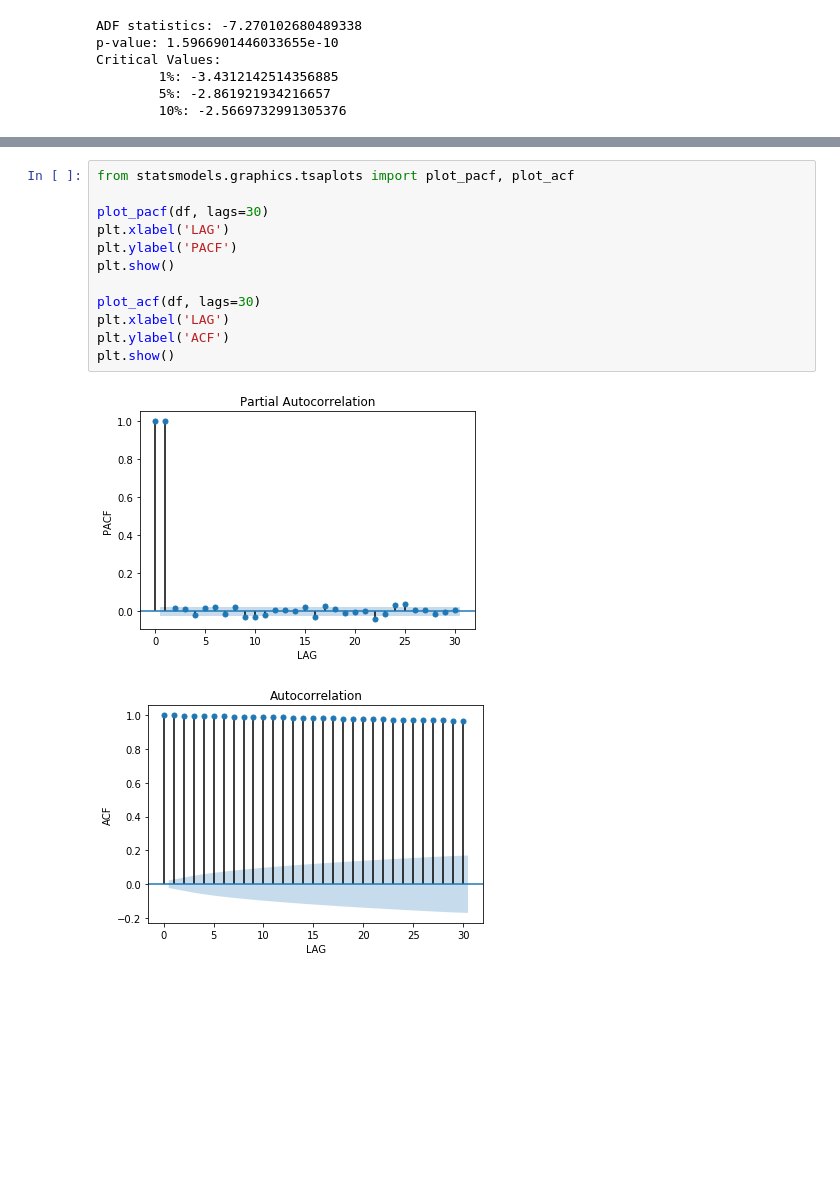
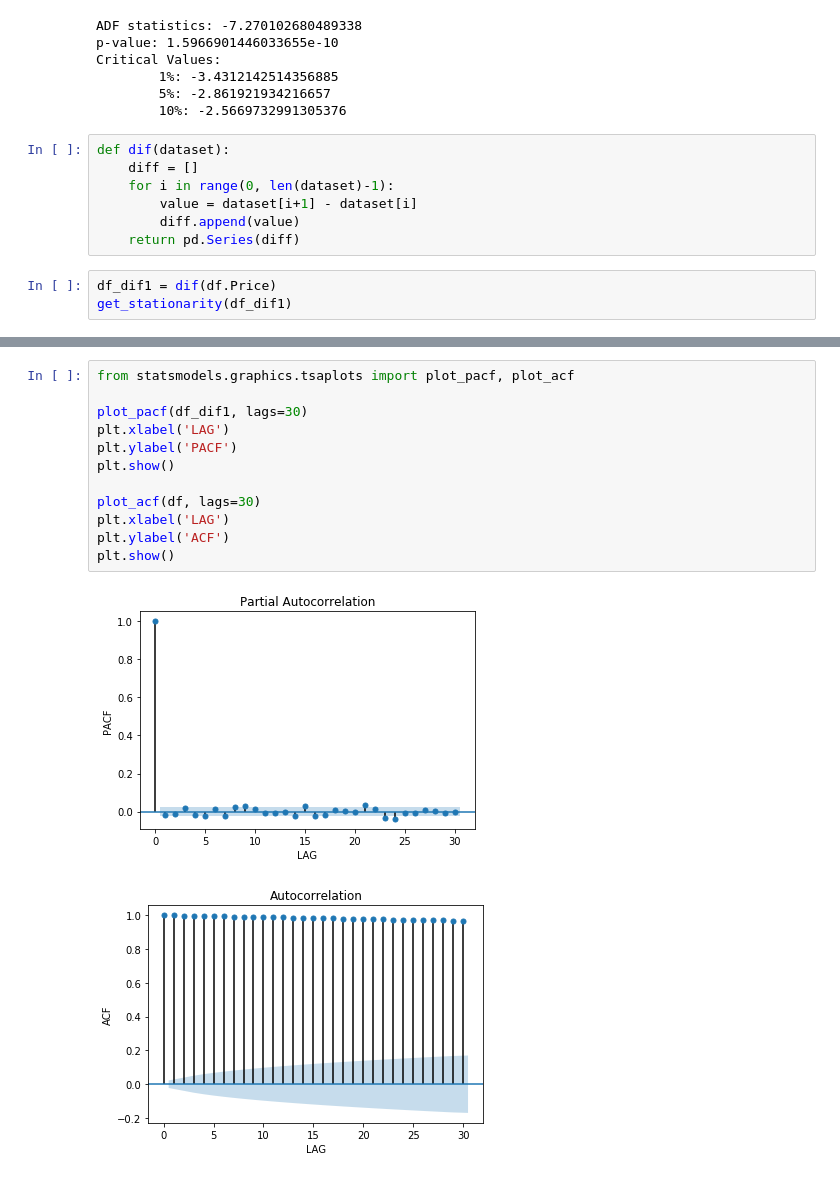
Before and after one commit to fkaita/Springboard, a Jupyter notebook: Capstone/ARIMA.ipynb, the cells around one changed output, grey strips where cells are left out. Saved outputs shown, nothing was run; the diff lists cells and outputs as text; blank space fills up the shorter version.

```diff
--- a/Capstone/ARIMA.ipynb
+++ b/Capstone/ARIMA.ipynb
@@ -96,3 +117,13 @@ Critical Values:
         1%: -3.4312142514356885
         5%: -2.861921934216657
         10%: -2.5669732991305376
+# %%
+def dif(dataset):
+    diff = []
+    for i in range(0, len(dataset)-1):
+        value = dataset[i+1] - dataset[i]
+        diff.append(value)
+    return pd.Series(diff)
+# %%
+df_dif1 = dif(df.Price)
+get_stationarity(df_dif1)
@@ -99,16 +133,16 @@ Critical Values:
 # %%
 from statsmodels.graphics.tsaplots import plot_pacf, plot_acf
 
-plot_pacf(df, lags=30)
+plot_pacf(df_dif1, lags=30)
 plt.xlabel('LAG')
 plt.ylabel('PACF')
 plt.show()
 
 plot_acf(df, lags=30)
 plt.xlabel('LAG')
 plt.ylabel('ACF')
 plt.show()
 # %% [output]
-[figure, old version]
+[figure, new version]
 [figure]
 # %%
```
Also changed, not shown: parts of 12 cells of this notebook.
